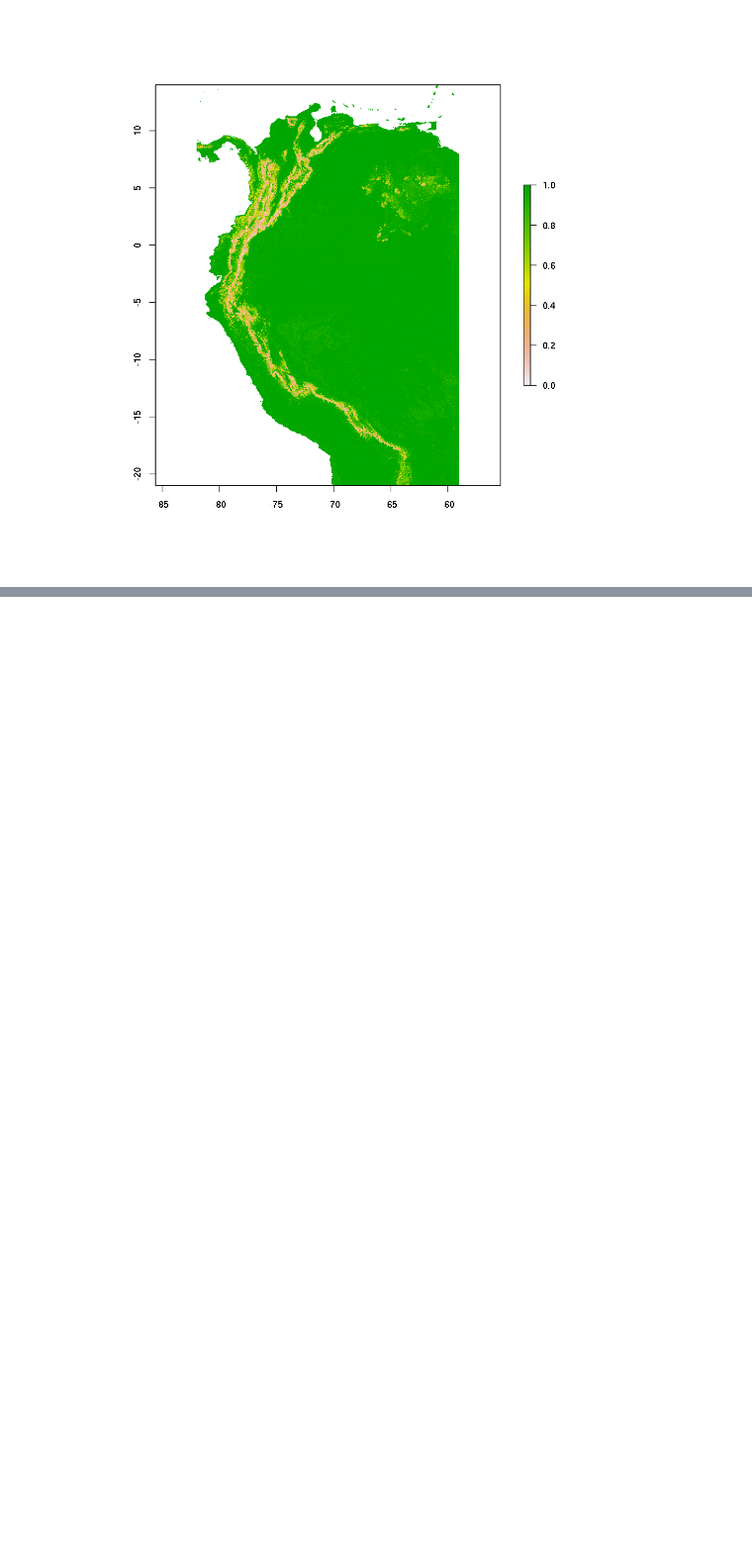
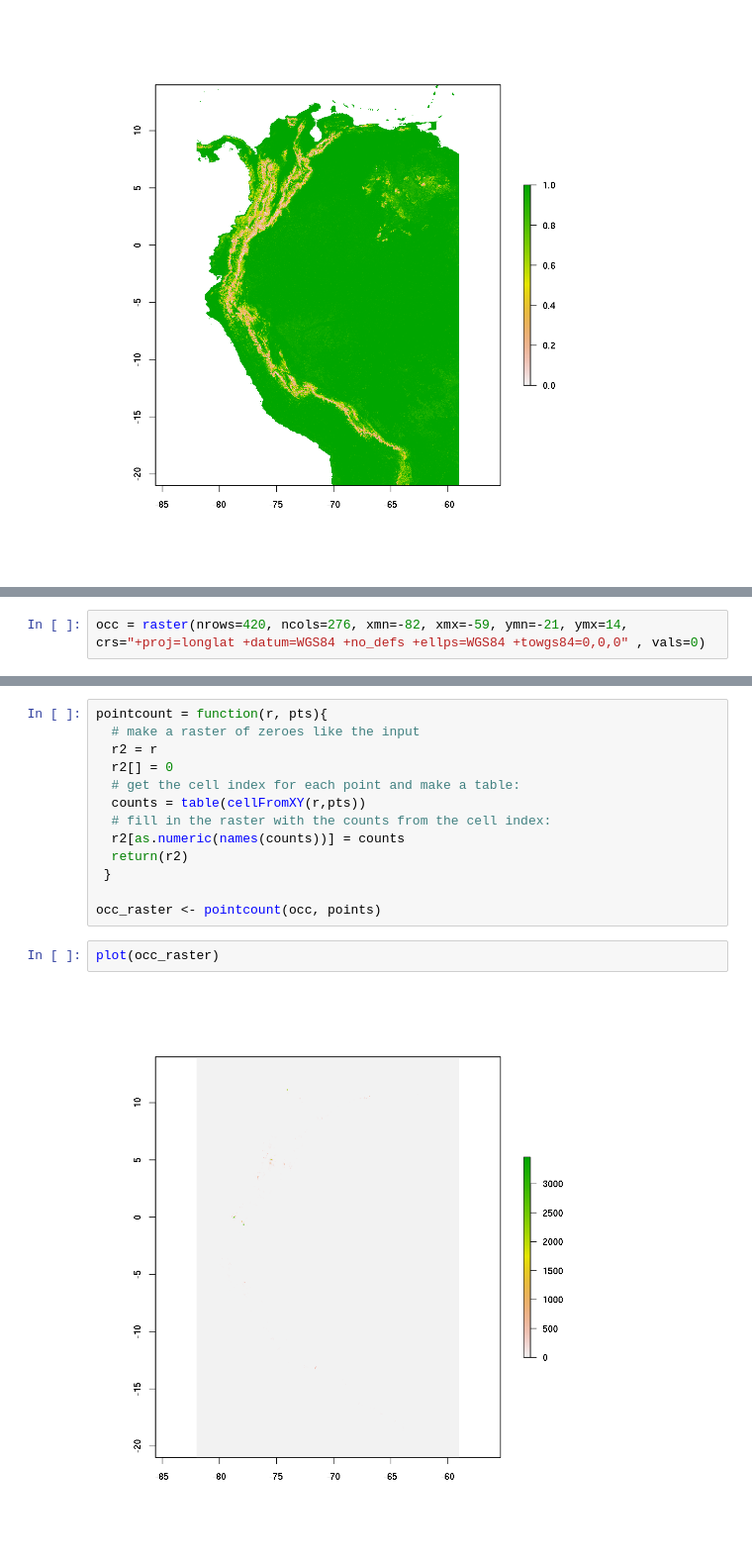
Before and after one commit to selvaje/SE_data, a Jupyter notebook: exercise/101_SDM1_MWood_Rmodel.ipynb, the cells around one changed output, grey strips where cells are left out. Shown at 99% size. Cells and saved outputs as stored; diff of their text form; blank space fills up the shorter version.

```diff
--- a/exercise/101_SDM1_MWood_Rmodel.ipynb
+++ b/exercise/101_SDM1_MWood_Rmodel.ipynb
@@ -477,0 +462,2 @@ plot(pred.rf.prob)
+# %%
+occ = raster(nrows=420, ncols=276, xmn=-82, xmx=-59, ymn=-21, ymx=14, crs="+proj=longlat +datum=WGS84 +no_defs +ellps=WGS84 +towgs84=0,0,0" , vals=0)
@@ -477,0 +475,17 @@ plot(pred.rf.prob)
+# %%
+pointcount = function(r, pts){
+  # make a raster of zeroes like the input
+  r2 = r
+  r2[] = 0
+  # get the cell index for each point and make a table:
+  counts = table(cellFromXY(r,pts))
+  # fill in the raster with the counts from the cell index:
+  r2[as.numeric(names(counts))] = counts
+  return(r2)
+ }
+
+occ_raster <- pointcount(occ, points)
+# %%
+plot(occ_raster)
+# %% [output]
+[figure, added]
```
Also changed, not shown: parts of 15 cells of this notebook.
